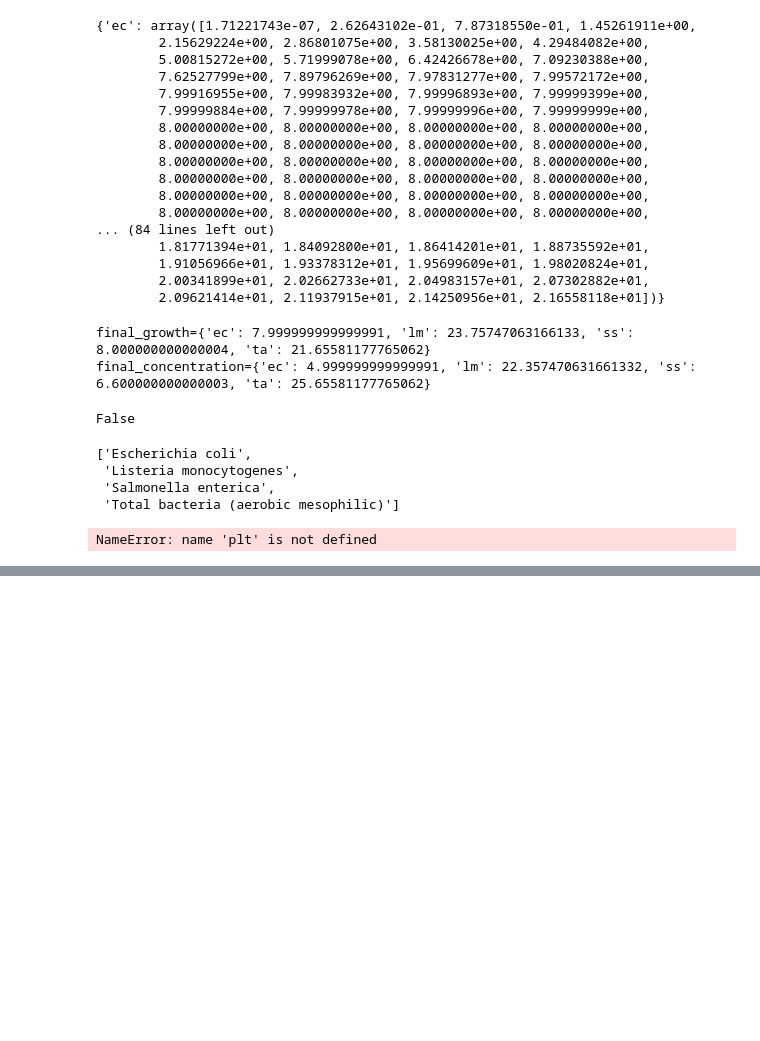
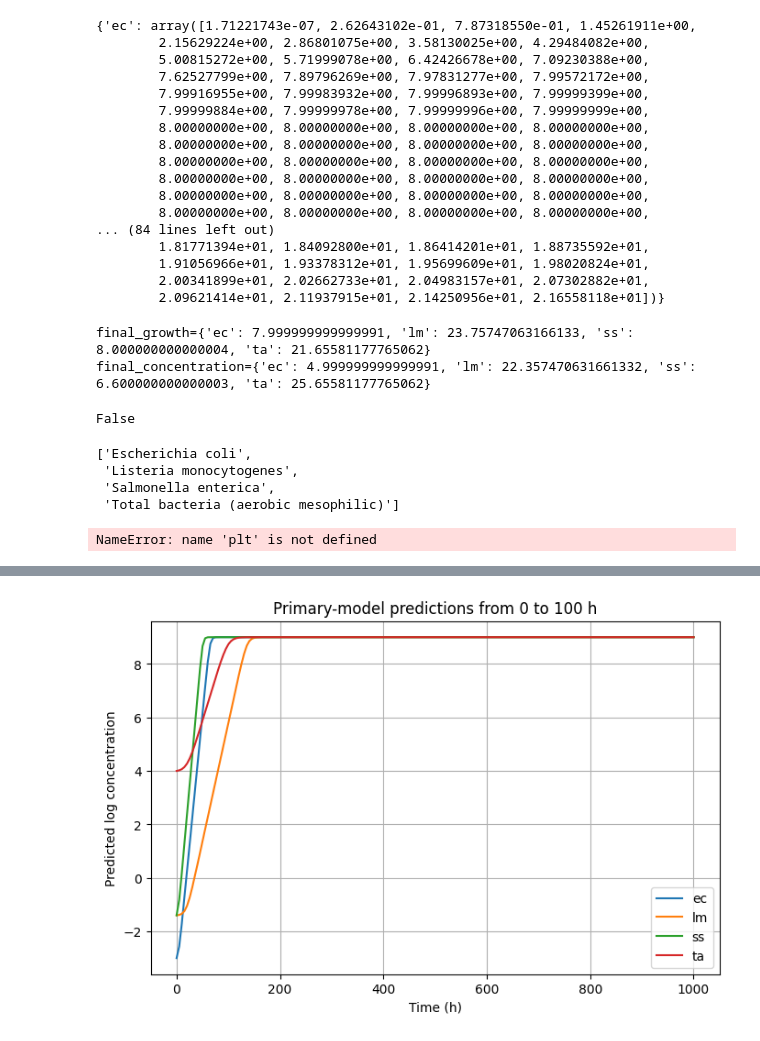
Before and after one commit to lulutinee/safer_food, a Jupyter notebook: notebooks/JYL_sandbox.ipynb, the cells around one changed output, grey strips where cells are left out. Cells and saved outputs as stored; diff of their text form; code cells hidden in the pictures; blank space fills up the shorter version.

```diff
--- a/notebooks/JYL_sandbox.ipynb
+++ b/notebooks/JYL_sandbox.ipynb
@@ -2317,0 +2403,16 @@ results['fig'].show()
+# %%
+import matplotlib.pyplot as plt
+
+plt.figure(figsize=(8, 5))
+
+for organism_id, y_pred in predictions_per_bacteria.items():
+    plt.plot(times, y_pred, label=organism_id)
+
+plt.xlabel("Time (h)")
+plt.ylabel("Predicted log concentration")
+plt.title("Primary-model predictions from 0 to 100 h")
+plt.legend()
+plt.grid(True)
+plt.show()
+# %% [output]
+[figure, added]
```
Also changed, not shown: parts of 3 cells of this notebook, 1 other file.
